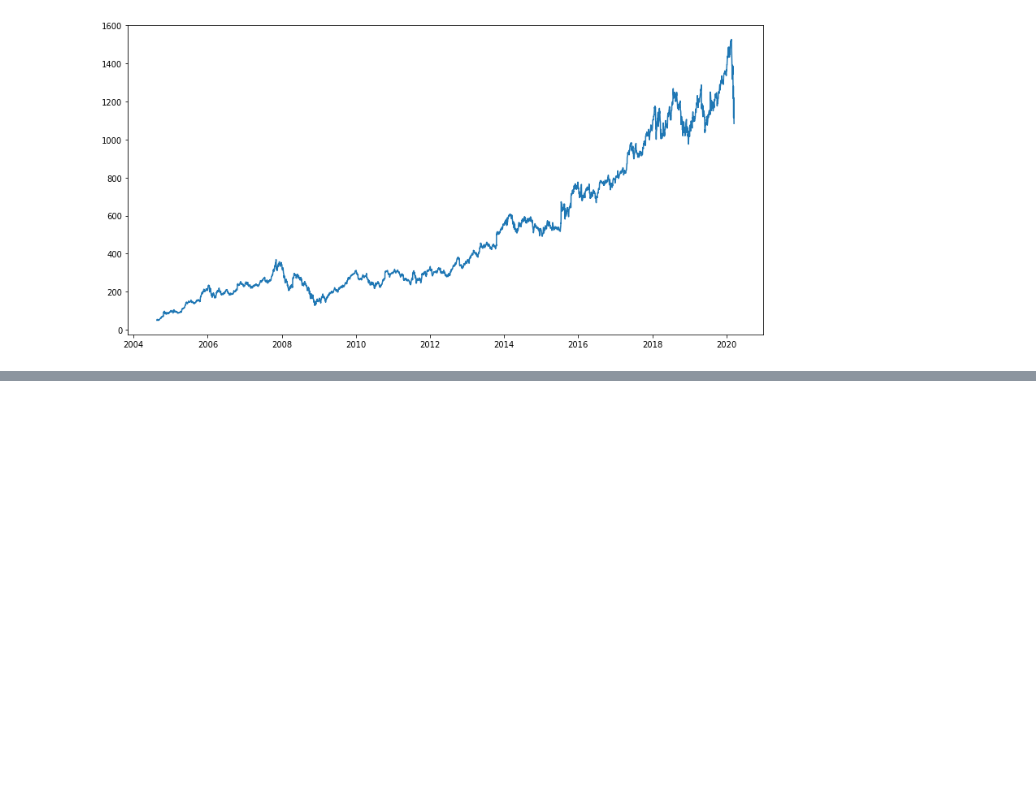
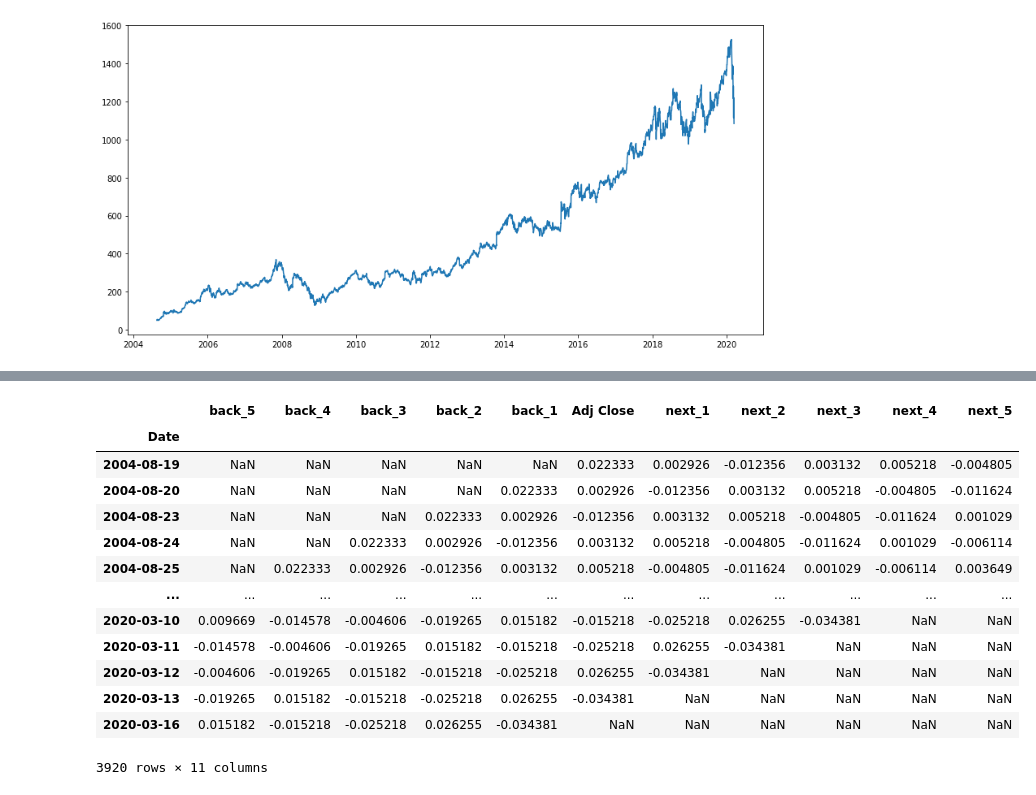
Before and after one commit to AHalarewicz/TimeSeriesAnalysis, a Jupyter notebook: notebooks/data_wrangling.ipynb, the cells around one changed output, grey strips where cells are left out. Cells and saved outputs as stored; diff of their text form; code cells hidden in the pictures; blank space fills up the shorter version.

```diff
--- a/notebooks/data_wrangling.ipynb
+++ b/notebooks/data_wrangling.ipynb
@@ -97,0 +166,58 @@ to_timeseries(log_scaled_adj_close).head()
+# %%
+def create_future_days(df, col_name):
+
+    df = df.sort_index(ascending=False)
+
+    next_1 = np.nan
+    next_2 = np.nan
+    next_3 = np.nan
+    next_4 = np.nan
+    next_5 = np.nan
+
+    next_1_col = []
+    next_2_col = []
+    next_3_col = []
+    next_4_col = []
+    next_5_col = []
+
+    for today in df[col_name]:
+
+        next_1_col.append(next_1)
+        next_2_col.append(next_2)
+        next_3_col.append(next_3)
+        next_4_col.append(next_4)
+        next_5_col.append(next_5)
+
+        next_5 = next_4
+        next_4 = next_3
+        next_3 = next_2
+        next_2 = next_1
+        next_1 = today
+
+    df['next_1'] = next_1_col
+    df['next_2'] = next_2_col
+    df['next_3'] = next_3_col
+    df['next_4'] = next_4_col
+    df['next_5'] = next_5_col
+
+    df = df.sort_index(ascending=True)
+
+    return df
+
+future_df = create_future_days(previous_df, 'Adj Close')
+future_df
+# %% [output]
+|  | back_5 | back_4 | back_3 | back_2 | back_1 | Adj Close | next_1 | next_2 | next_3 | next_4 | next_5 |
+| Date |  |  |  |  |  |  |  |  |  |  |  |
+| 2004-08-19 | NaN | NaN | NaN | NaN | NaN | 0.022333 | 0.002926 | -0.012356 | 0.003132 | 0.005218 | -0.004805 |
+| 2004-08-20 | NaN | NaN | NaN | NaN | 0.022333 | 0.002926 | -0.012356 | 0.003132 | 0.005218 | -0.004805 | -0.011624 |
+| 2004-08-23 | NaN | NaN | NaN | 0.022333 | 0.002926 | -0.012356 | 0.003132 | 0.005218 | -0.004805 | -0.011624 | 0.001029 |
+| 2004-08-24 | NaN | NaN | 0.022333 | 0.002926 | -0.012356 | 0.003132 | 0.005218 | -0.004805 | -0.011624 | 0.001029 | -0.006114 |
+| 2004-08-25 | NaN | 0.022333 | 0.002926 | -0.012356 | 0.003132 | 0.005218 | -0.004805 | -0.011624 | 0.001029 | -0.006114 | 0.003649 |
+| ... | ... | ... | ... | ... | ... | ... | ... | ... | ... | ... | ... |
+| 2020-03-10 | 0.009669 | -0.014578 | -0.004606 | -0.019265 | 0.015182 | -0.015218 | -0.025218 | 0.026255 | -0.034381 | NaN | NaN |
+| 2020-03-11 | -0.014578 | -0.004606 | -0.019265 | 0.015182 | -0.015218 | -0.025218 | 0.026255 | -0.034381 | NaN | NaN | NaN |
+| 2020-03-12 | -0.004606 | -0.019265 | 0.015182 | -0.015218 | -0.025218 | 0.026255 | -0.034381 | NaN | NaN | NaN | NaN |
+| 2020-03-13 | -0.019265 | 0.015182 | -0.015218 | -0.025218 | 0.026255 | -0.034381 | NaN | NaN | NaN | NaN | NaN |
+| 2020-03-16 | 0.015182 | -0.015218 | -0.025218 | 0.026255 | -0.034381 | NaN | NaN | NaN | NaN | NaN | NaN |
+3920 rows × 11 columns
```
Also changed, not shown: parts of 5 cells of this notebook.
